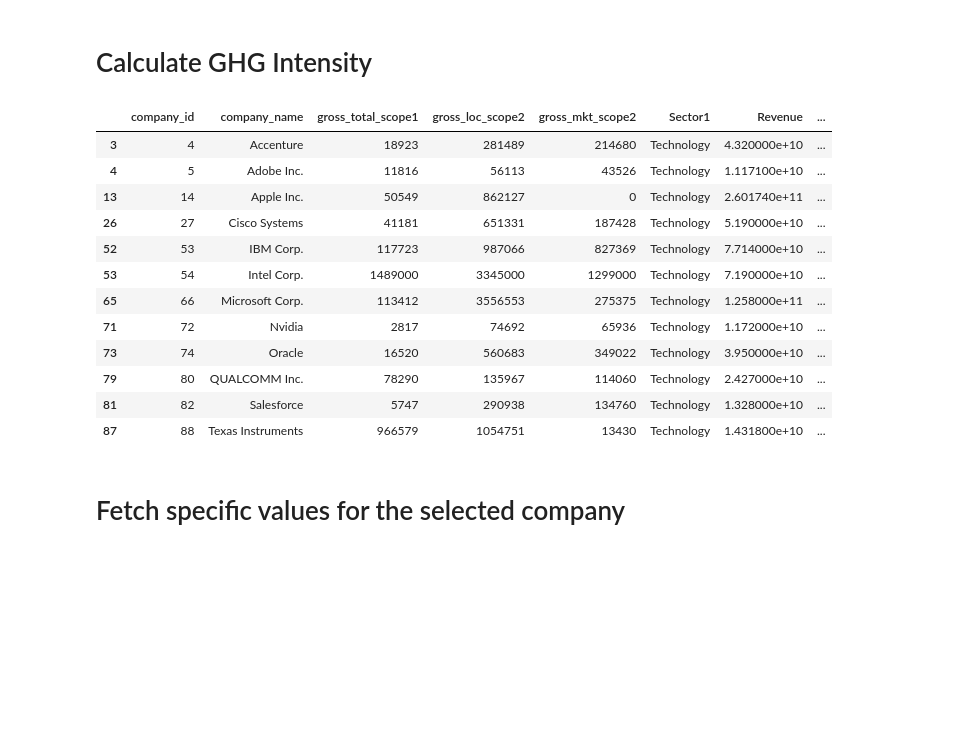
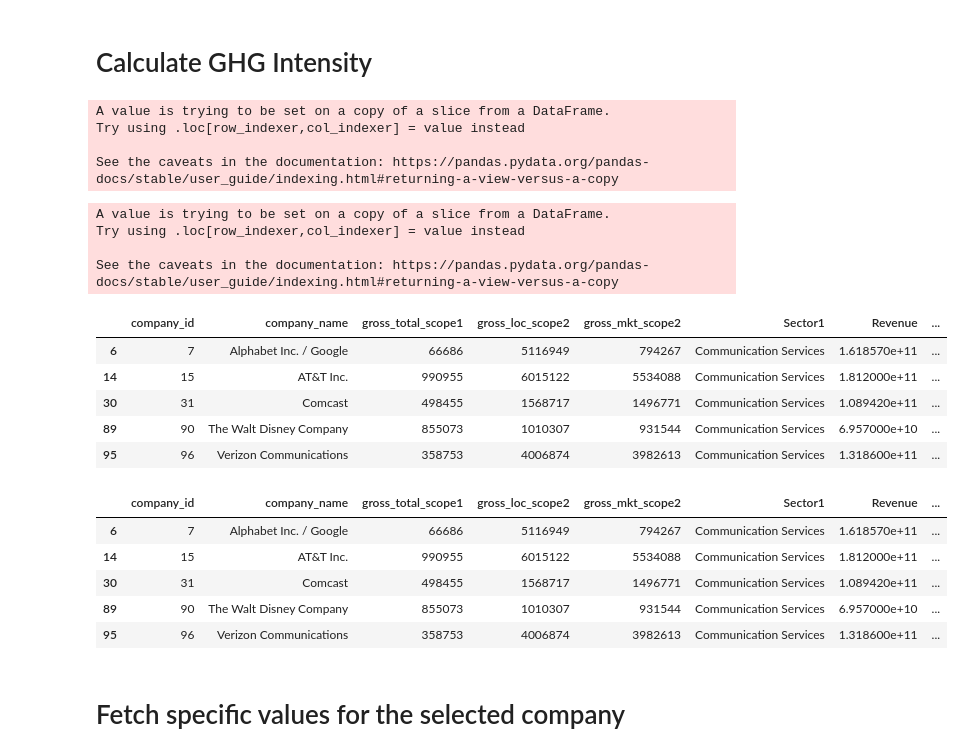
Before and after one commit to VinBots/django_project, a Jupyter notebook: charts/sector_bubble_gen.ipynb, the cells around one changed output. Cells and saved outputs as stored; diff of their text form; code cells hidden in the pictures; blank space fills up the shorter version.

```diff
--- a/charts/sector_bubble_gen.ipynb
+++ b/charts/sector_bubble_gen.ipynb
@@ -58,29 +58,60 @@ merged_df.head()
 # %% [markdown]
 # Step 3: Filter the sector
 # %%
-sector = merged_df[merged_df['company_name']==corp_name]['Sector1'].iloc[0]
+a =  merged_df[merged_df['company_name']==corp_name]['Sector1']
+if len(a) > 0:
+    sector = a.iloc[0]
 # %%
 merged_df_sector = merged_df.loc[merged_df['Sector1']==sector]
 # %% [markdown]
 # Calculate GHG Intensity
+# %%
+conditions = [
+    (merged_df_sector['gross_loc_scope2'] > 0) & (merged_df_sector['gross_mkt_scope2'] > 0),
+    (merged_df_sector['gross_loc_scope2'] == 0),
+    (merged_df_sector['gross_mkt_scope2'] == 0),
+]
+values = ['case1', 'case2', 'case3']
+merged_df_sector['scope2_cases'] = np.select(conditions, values)
+#merged_df_sector['scope2'] = np.where(merged_df_sector['gross_loc_scope2']>0, True, False)
+# %% [output]
+A value is trying to be set on a copy of a slice from a DataFrame.
+Try using .loc[row_indexer,col_indexer] = value instead
+
+See the caveats in the documentation: https://pandas.pydata.org/pandas-docs/stable/user_guide/indexing.html#returning-a-view-versus-a-copy
+# %%
+conditions = [
+    (merged_df_sector['scope2_cases'] == 'case1'),
+    (merged_df_sector['scope2_cases'] == 'case2'),
+    (merged_df_sector['scope2_cases'] == 'case3')
+]
+values = [merged_df_sector[['gross_loc_scope2','gross_mkt_scope2']].min(axis=1), merged_df_sector['gross_mkt_scope2'], merged_df_sector['gross_loc_scope2']]
+merged_df_sector['scope2_calc'] = np.select(conditions, values)
+# %% [output]
+A value is trying to be set on a copy of a slice from a DataFrame.
+Try using .loc[row_indexer,col_indexer] = value instead
+
+See the caveats in the documentation: https://pandas.pydata.org/pandas-docs/stable/user_guide/indexing.html#returning-a-view-versus-a-copy
+# %%
+merged_df_sector
+# %% [output]
+|  | company_id | company_name | gross_total_scope1 | gross_loc_scope2 | gross_mkt_scope2 | Sector1 | Revenue | ... |
+| 6 | 7 | Alphabet Inc. / Google | 66686 | 5116949 | 794267 | Communication Services | 1.618570e+11 | ... |
+| 14 | 15 | AT&T Inc. | 990955 | 6015122 | 5534088 | Communication Services | 1.812000e+11 | ... |
+| 30 | 31 | Comcast | 498455 | 1568717 | 1496771 | Communication Services | 1.089420e+11 | ... |
+| 89 | 90 | The Walt Disney Company | 855073 | 1010307 | 931544 | Communication Services | 6.957000e+10 | ... |
+| 95 | 96 | Verizon Communications | 358753 | 4006874 | 3982613 | Communication Services | 1.318600e+11 | ... |
 # %%
-merged_df_sector = merged_df_sector.assign(scope1_plus_scope2= (merged_df_sector['gross_total_scope1'] + merged_df_sector['gross_mkt_scope2']))
+merged_df_sector = merged_df_sector.assign(scope1_plus_scope2= (merged_df_sector['gross_total_scope1'] + merged_df_sector['scope2_calc']))
 # %%
-merged_df_sector.assign(intensity=(merged_df_sector['scope1_plus_scope2'] / merged_df_sector['Revenue']))
+merged_df_sector.assign(intensity=merged_df_sector['scope1_plus_scope2'] / merged_df_sector['Revenue'])
 # %% [output]
 |  | company_id | company_name | gross_total_scope1 | gross_loc_scope2 | gross_mkt_scope2 | Sector1 | Revenue | ... |
-| 3 | 4 | Accenture | 18923 | 281489 | 214680 | Technology | 4.320000e+10 | ... |
-| 4 | 5 | Adobe Inc. | 11816 | 56113 | 43526 | Technology | 1.117100e+10 | ... |
-| 13 | 14 | Apple Inc. | 50549 | 862127 | 0 | Technology | 2.601740e+11 | ... |
-| 26 | 27 | Cisco Systems | 41181 | 651331 | 187428 | Technology | 5.190000e+10 | ... |
-| 52 | 53 | IBM Corp. | 117723 | 987066 | 827369 | Technology | 7.714000e+10 | ... |
-| 53 | 54 | Intel Corp. | 1489000 | 3345000 | 1299000 | Technology | 7.190000e+10 | ... |
-| 65 | 66 | Microsoft Corp. | 113412 | 3556553 | 275375 | Technology | 1.258000e+11 | ... |
-| 71 | 72 | Nvidia | 2817 | 74692 | 65936 | Technology | 1.172000e+10 | ... |
-| 73 | 74 | Oracle | 16520 | 560683 | 349022 | Technology | 3.950000e+10 | ... |
-| 79 | 80 | QUALCOMM Inc. | 78290 | 135967 | 114060 | Technology | 2.427000e+10 | ... |
-| 81 | 82 | Salesforce | 5747 | 290938 | 134760 | Technology | 1.328000e+10 | ... |
-| 87 | 88 | Texas Instruments | 966579 | 1054751 | 13430 | Technology | 1.431800e+10 | ... |
+| 6 | 7 | Alphabet Inc. / Google | 66686 | 5116949 | 794267 | Communication Services | 1.618570e+11 | ... |
+| 14 | 15 | AT&T Inc. | 990955 | 6015122 | 5534088 | Communication Services | 1.812000e+11 | ... |
+| 30 | 31 | Comcast | 498455 | 1568717 | 1496771 | Communication Services | 1.089420e+11 | ... |
+| 89 | 90 | The Walt Disney Company | 855073 | 1010307 | 931544 | Communication Services | 6.957000e+10 | ... |
+| 95 | 96 | Verizon Communications | 358753 | 4006874 | 3982613 | Communication Services | 1.318600e+11 | ... |
 # %% [markdown]
 # Fetch specific values for the selected company
 # %%
```
Also changed, not shown: parts of 13 cells of this notebook, 15 other files.
